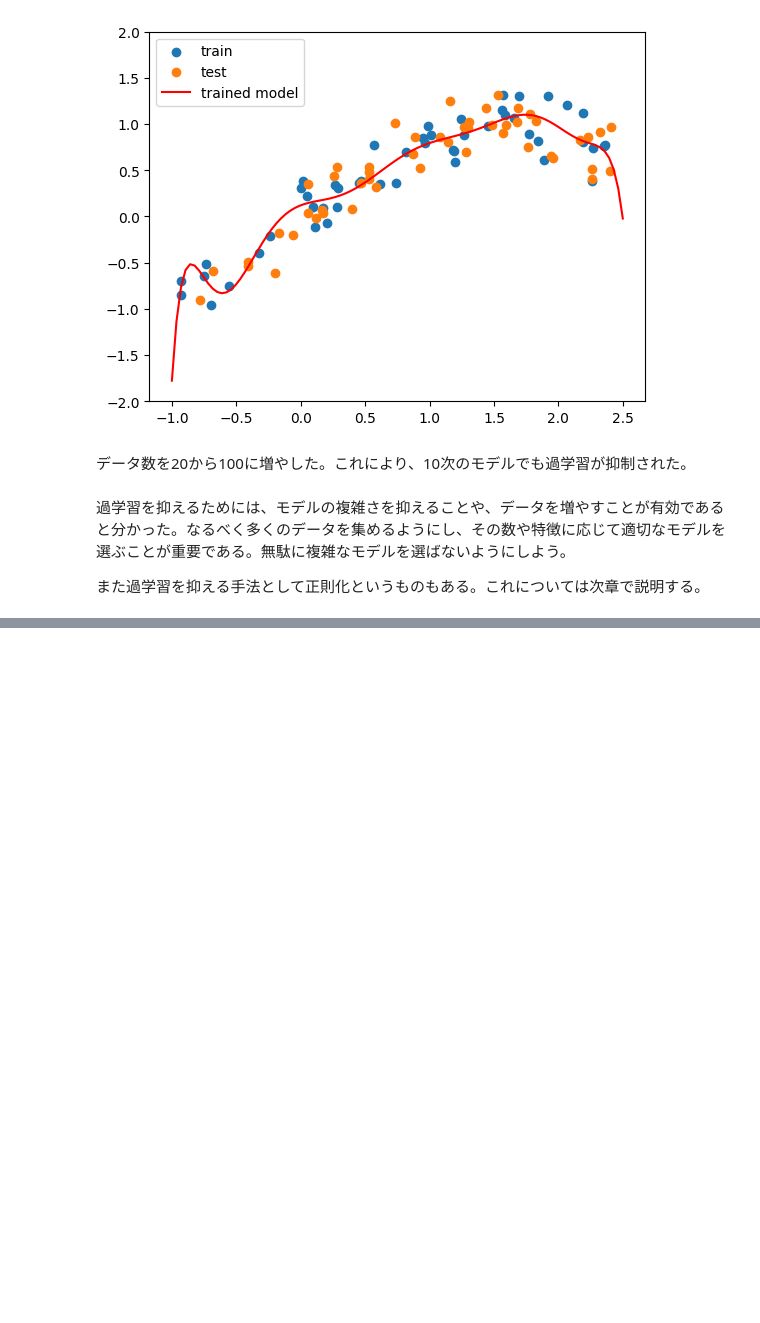
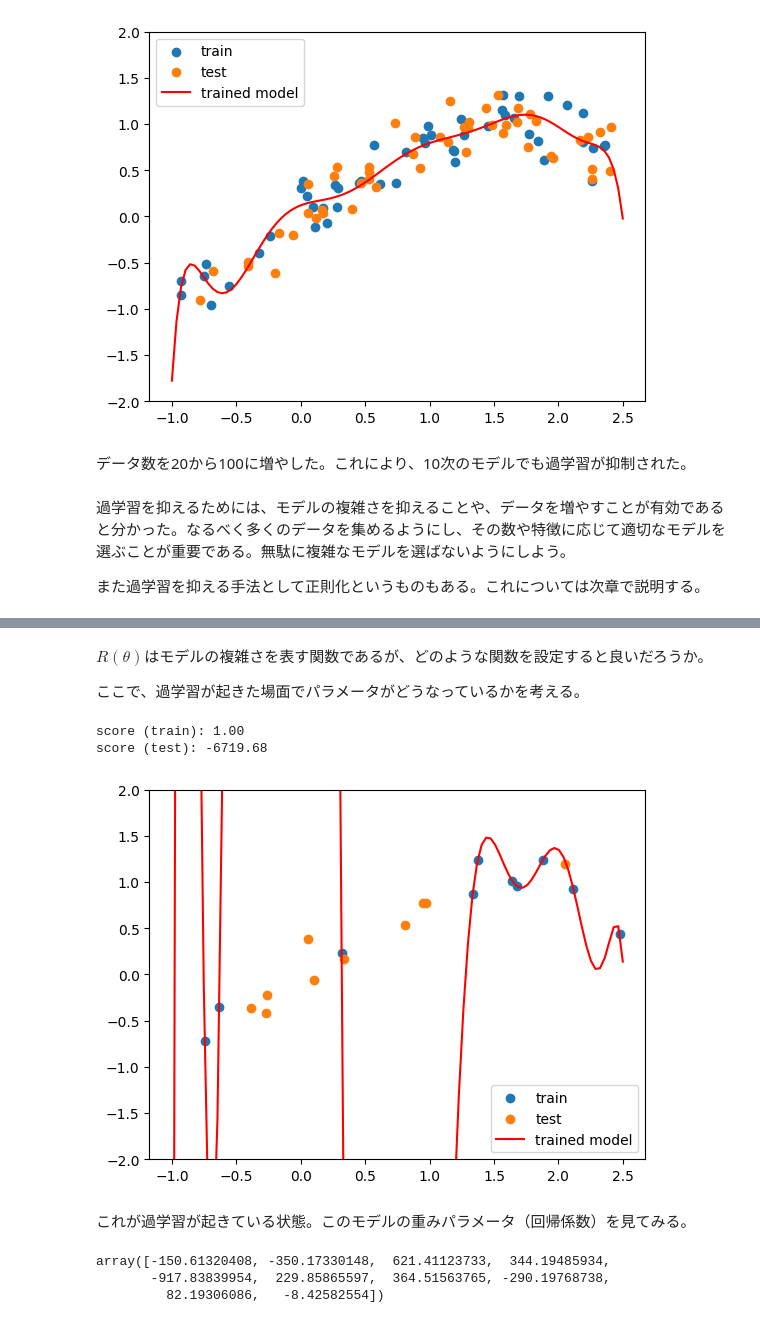
Before and after one commit to misya11p/machine-learning, a Jupyter notebook: overfitting.ipynb, the cells around one changed output, grey strips where cells are left out. Drawn from its saved outputs; the diff is of its cells as text; code cells hidden in the pictures; blank space fills up the shorter version.

```diff
--- a/overfitting.ipynb
+++ b/overfitting.ipynb
@@ -164,0 +184,26 @@ score (test): 0.84
+# %% [markdown]
+$R(\theta)$はモデルの複雑さを表す関数であるが、どのような関数を設定すると良いだろうか。
+
+ここで、過学習が起きた場面でパラメータがどうなっているかを考える。
+# %%
+X, y = get_samples(20)
+X_train, X_test, y_train, y_test = train_test_split(
+    X, y, test_size=0.5, random_state=11
+)
+poly = PolynomialFeatures(degree=10, include_bias=False)
+model = LinearRegression()
+pipeline = Pipeline([("poly", poly), ("model", model)])
+pipeline.fit(X_train, y_train)
+evaluate(pipeline, X_train, X_test, y_train, y_test)
+# %% [output]
+score (train): 1.00
+score (test): -6719.68
+[figure, added]
+# %% [markdown]
+これが過学習が起きている状態。このモデルの重みパラメータ（回帰係数）を見てみる。
+# %%
+pipeline["model"].coef_
+# %% [output]
+array([-150.61320408, -350.17330148,  621.41123733,  344.19485934,
+       -917.83839954,  229.85865597,  364.51563765, -290.19768738,
+         82.19306086,   -8.42582554])
```
Also changed, not shown: parts of 6 cells of this notebook, 2 other files.
